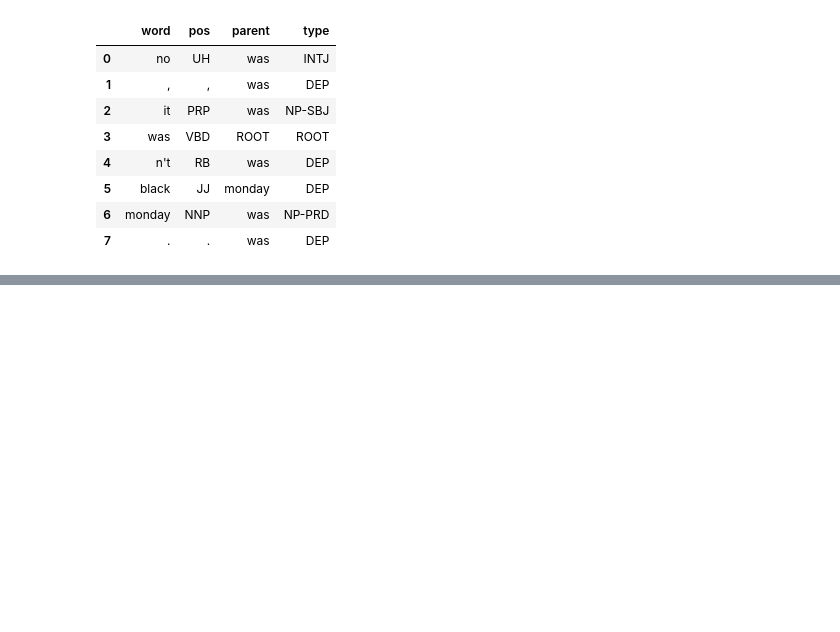
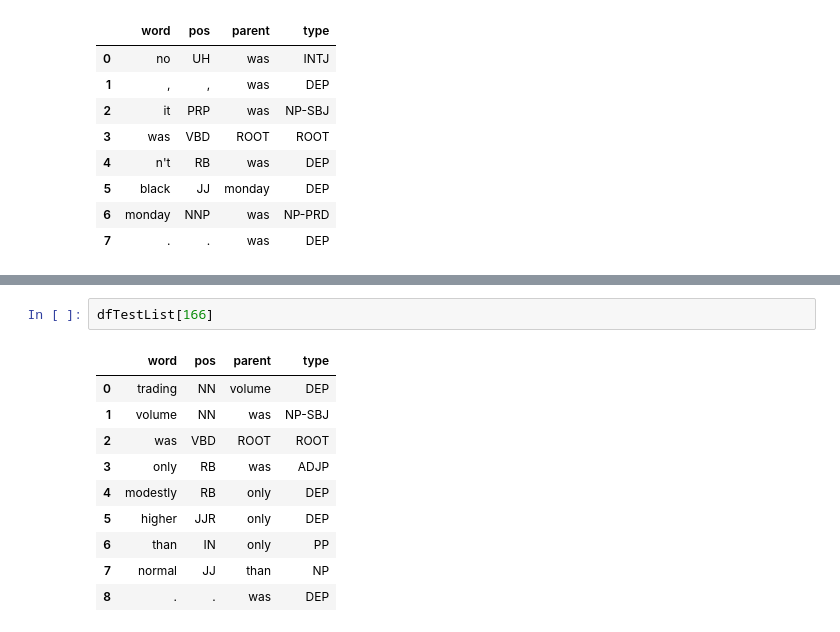
Before and after one commit to vincentmichael089/NLP-Study-Group, a Jupyter notebook: notebook_4.ipynb, the cells around one changed output, grey strips where cells are left out. Cells and saved outputs as stored; diff of their text form; blank space fills up the shorter version.

```diff
--- a/notebook_4.ipynb
+++ b/notebook_4.ipynb
@@ -155,0 +399,13 @@ dfTestList[0]
+# %%
+dfTestList[166]
+# %% [output]
+|  | word | pos | parent | type |
+| 0 | trading | NN | volume | DEP |
+| 1 | volume | NN | was | NP-SBJ |
+| 2 | was | VBD | ROOT | ROOT |
+| 3 | only | RB | was | ADJP |
+| 4 | modestly | RB | only | DEP |
+| 5 | higher | JJR | only | DEP |
+| 6 | than | IN | only | PP |
+| 7 | normal | JJ | than | NP |
+| 8 | . | . | was | DEP |
```
Also changed, not shown: parts of 13 cells of this notebook, 1 other file.
